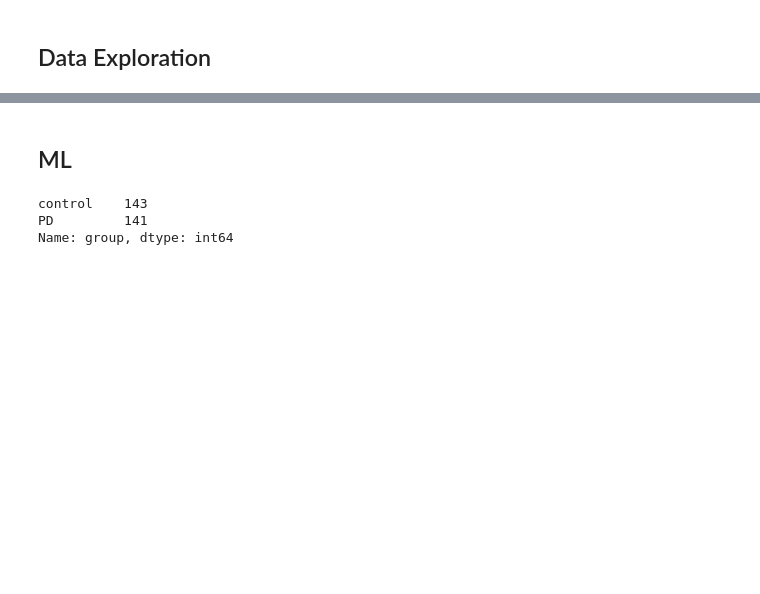
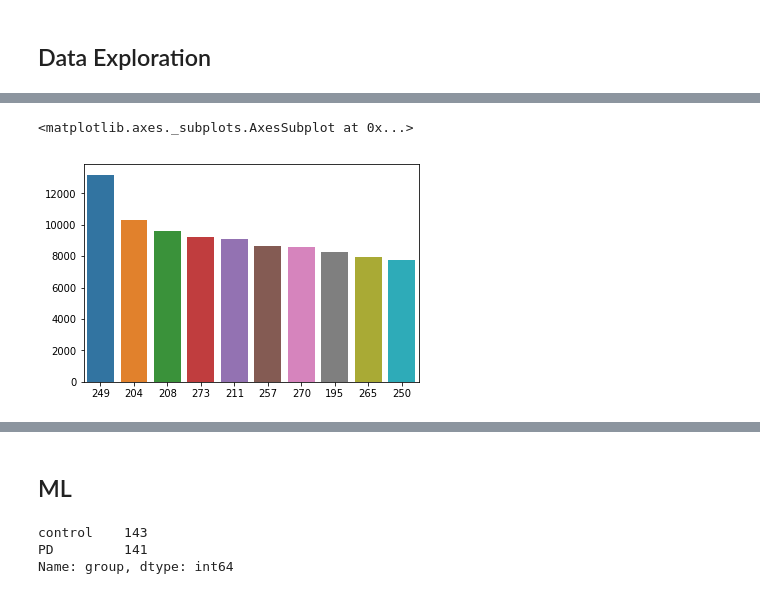
Before and after one commit to danilopena93/bioinformatics-playground, a Jupyter notebook: draft_nb.ipynb, the cells around one changed output, grey strips where cells are left out. Cells and saved outputs as stored; diff of their text form; code cells hidden in the pictures; blank space fills up the shorter version.

```diff
--- a/draft_nb.ipynb
+++ b/draft_nb.ipynb
@@ -101,0 +192,6 @@ otu_table.head()
+# %%
+top_10_nasal = nasal_df.max(axis=1).sort_values(ascending=False)[0:10]
+sns.barplot(x=top_10_nasal.index, y=top_10_nasal, order = top_10_nasal.index)
+# %% [output]
+<matplotlib.axes._subplots.AxesSubplot at 0x...>
+[figure, added]
```
Also changed, not shown: parts of 34 cells of this notebook.
